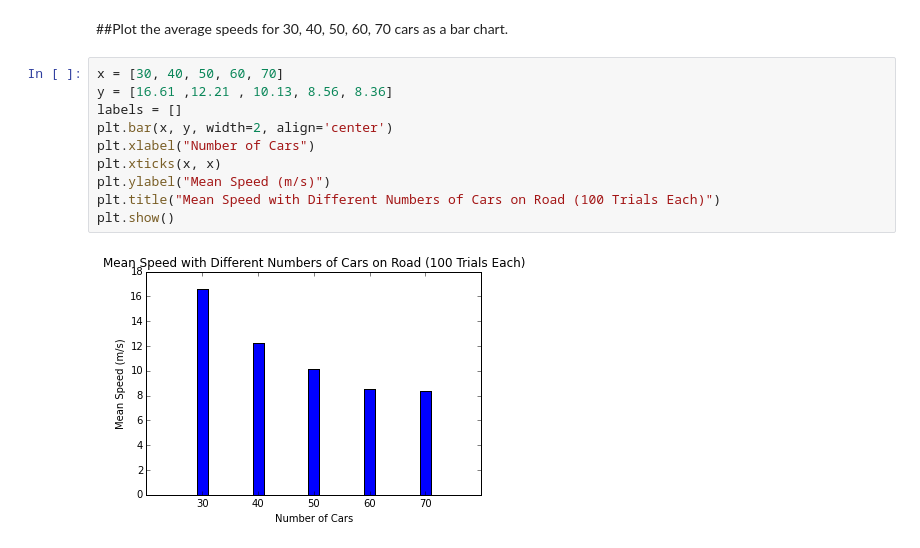
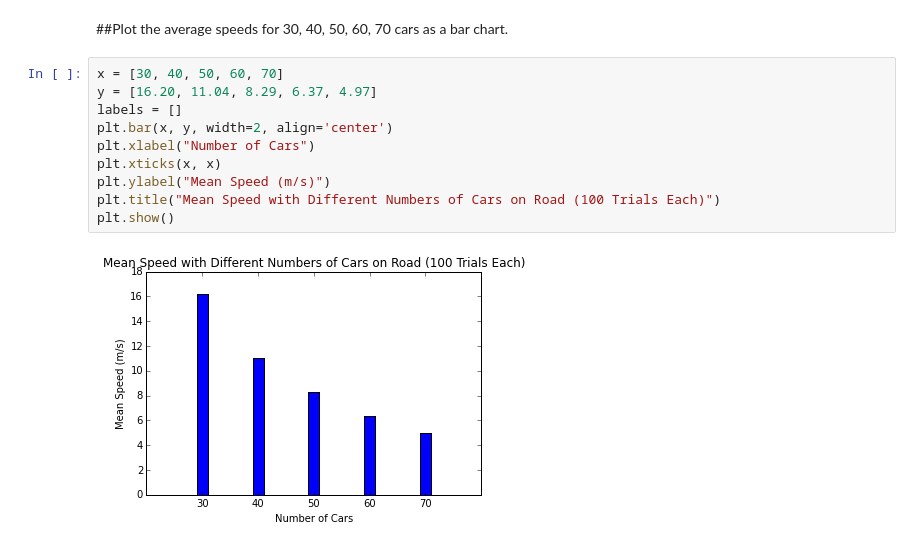
Before and after one commit to tiyd-python-2015-05/traffic-simulation, a Jupyter notebook: Traffic_Study.ipynb, the cells around one changed output. Cells and saved outputs as stored; diff of their text form.

```diff
--- a/Traffic_Study.ipynb
+++ b/Traffic_Study.ipynb
@@ -406,13 +406,13 @@ plt.show()
 ##Plot the average speeds for 30, 40, 50, 60, 70 cars as a bar chart.
 # %%
 x = [30, 40, 50, 60, 70]
-y = [16.61 ,12.21 , 10.13, 8.56, 8.36]
+y = [16.20, 11.04, 8.29, 6.37, 4.97]
 labels = []
 plt.bar(x, y, width=2, align='center')
 plt.xlabel("Number of Cars")
 plt.xticks(x, x)
 plt.ylabel("Mean Speed (m/s)")
 plt.title("Mean Speed with Different Numbers of Cars on Road (100 Trials Each)")
 plt.show()
 # %% [output]
-[figure, old version]
+[figure, new version]
```
Also changed, not shown: parts of 25 cells of this notebook.
